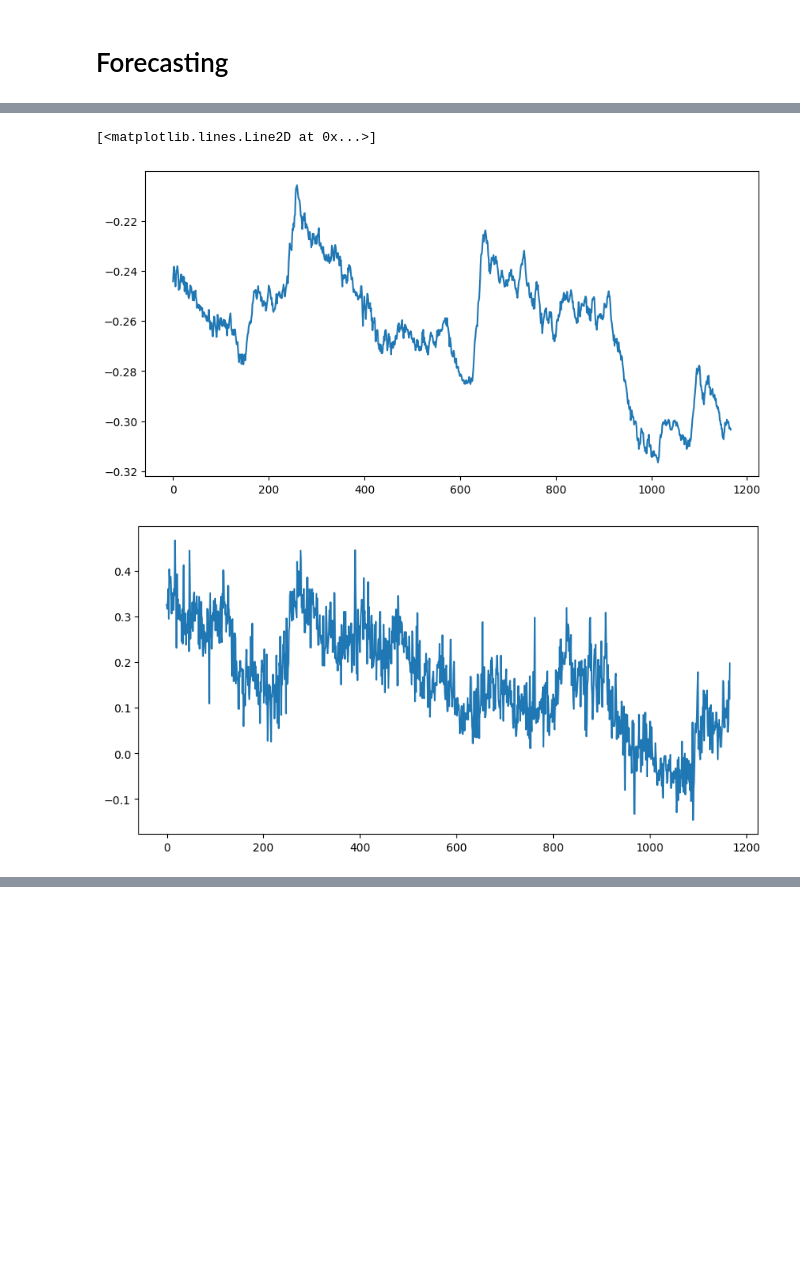
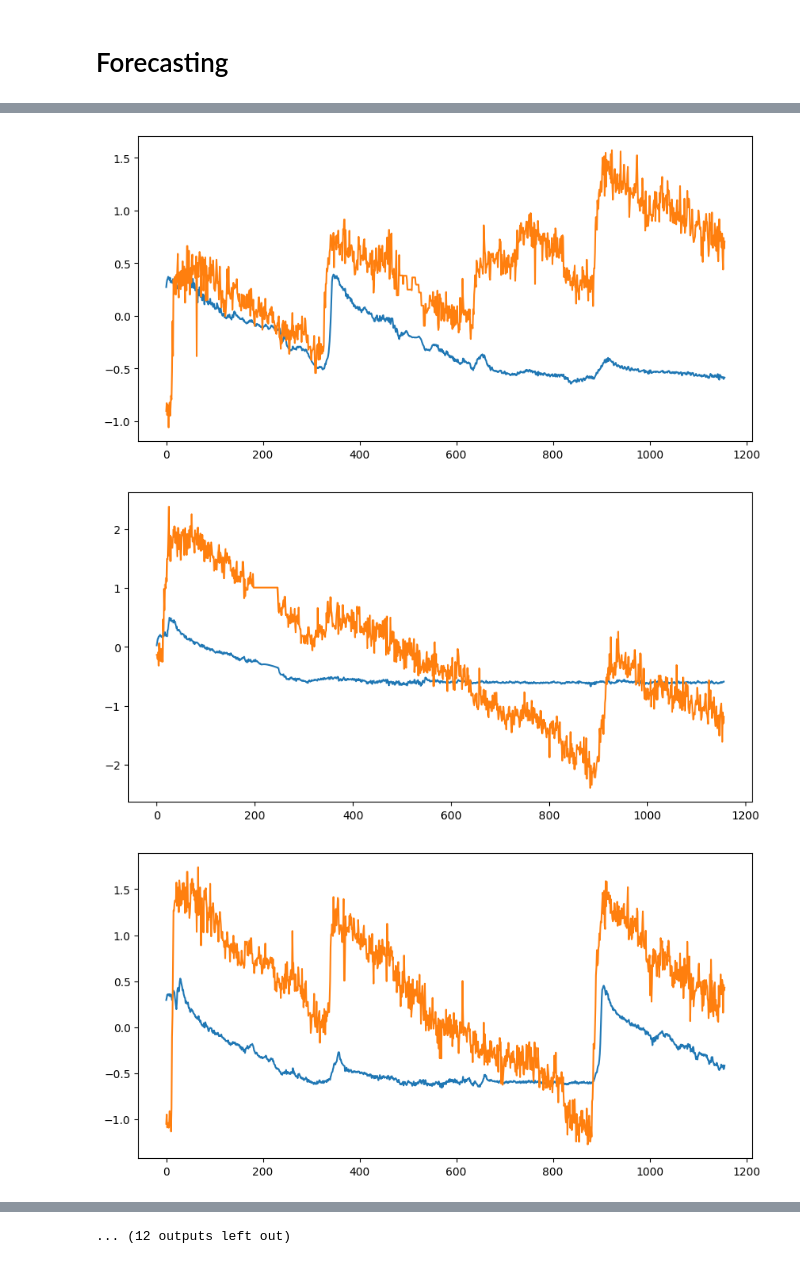
Before and after one commit to hans-riess/pygsig, a Jupyter notebook: forecasting.ipynb, the cells around one changed output, grey strips where cells are left out. Saved outputs shown, nothing was run; the diff lists cells and outputs as text; code cells hidden in the pictures; blank space fills up the shorter version.

```diff
--- a/forecasting.ipynb
+++ b/forecasting.ipynb
@@ -4,13 +4,13 @@
 from pygsig.datasets.subduction import SubductionZone
 import pandas as pd
 
-dataset = SubductionZone(poly_path='datasets/subduction/polygon_small.geojson',
+dataset = SubductionZone(poly_path='datasets/subduction/polygon.geojson',
                          rast_path='datasets/subduction/interface.grd',
                          label_path='datasets/subduction/nonlinear.json',
-                         data_path='datasets/subduction/data_small.geojson',
+                         data_path='datasets/subduction/data.geojson',
                          site_path='datasets/subduction/location_small.geojson',
-                         start_date=pd.Timestamp('2008-01-01 11:59:00+0000', tz='UTC'),
-                         end_date=pd.Timestamp('2023-12-31 11:59:00+0000', tz='UTC'),
+                         start_date=pd.Timestamp('2016-01-01 11:59:00+0000', tz='UTC'),
+                         end_date=pd.Timestamp('2019-12-31 11:59:00+0000', tz='UTC'),
                          download=True)
 # %%
 import matplotlib.pyplot as plt
@@ -56,16 +56,32 @@ plt.show()
 # %%
 import torch
 import torch.nn.functional as F
-from torch_geometric_temporal.nn.recurrent import GConvLSTM
+from torch_geometric_temporal.nn.recurrent import GConvLSTM,GConvGRU
 
-class RecurrentGCN(torch.nn.Module):
+class STGNN_LSTM(torch.nn.Module):
     def __init__(self, node_features, hidden_features, filter_size):
-        super(RecurrentGCN, self).__init__()
-        self.recurrent = GConvLSTM(in_channels=node_features,out_channels=hidden_features, K=filter_size)
+        super(STGNN_LSTM, self).__init__()
+        self.recurrent = GConvLSTM(in_channels=node_features,
+                                   out_channels=hidden_features,
+                                     K=filter_size)
         self.linear = torch.nn.Linear(in_features=hidden_features, out_features=1)
 
-    def forward(self, x, edge_index, edge_weight, h, c):
+    def forward(self, x, edge_index, edge_weight,h,c):
         h_0, c_0 = self.recurrent(x, edge_index, edge_weight, h, c)
         h = F.relu(h_0)
         h = self.linear(h)
         return h, h_0, c_0
+
+class STGNN_GRU(torch.nn.Module):
+    def __init__(self, node_features, hidden_features, filter_size):
+        super(STGNN_GRU, self).__init__()
+        self.recurrent = GConvGRU(in_channels=node_features,
+                                   out_channels=hidden_features,
+                                     K=filter_size)
+        self.linear = torch.nn.Linear(in_features=hidden_features, out_features=1)
+
+    def forward(self, x, edge_index, edge_weight,h):
+        h_0 = self.recurrent(x, edge_index, edge_weight, h)
+        h = F.relu(h_0)
+        h = self.linear(h)
+        return h, h_0
@@ -119,12 +167,13 @@ MSE: 1.6308
 # %%
 import matplotlib.pyplot as plt
 
-plt.figure(figsize=(10, 5))
-plt.plot(forecast[0].numpy(), label='Forecast')
-
-plt.figure(figsize=(10, 5))
-plt.plot(ground_truth[0].numpy(), label='Ground Truth')
+nodes = np.arange(1,seq.num_nodes)
+for node in nodes:
+    plt.figure(figsize=(10, 5))
+    plt.plot(forecast[node].numpy(), label='Forecast')
+    plt.plot(ground_truth[node].numpy(), label='Ground Truth')
+    plt.show()
 # %% [output]
-[<matplotlib.lines.Line2D at 0x...>]
-[figure, old version]
+[figure, new version]
-[figure, old version]
+[figure, new version]
+[figure, added]
@@ -130,0 +189 @@ plt.plot(ground_truth[0].numpy(), label='Ground Truth')
+... (12 outputs left out)
```
Also changed, not shown: parts of 4 cells of this notebook, 3 other files.
